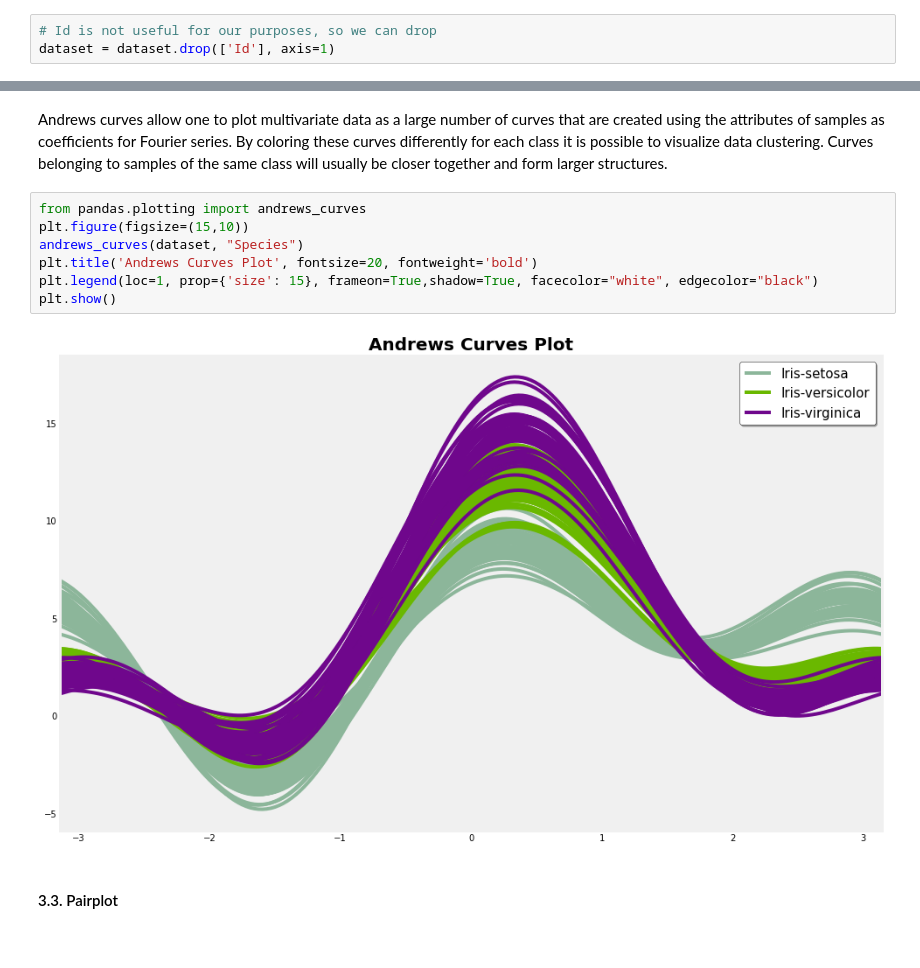
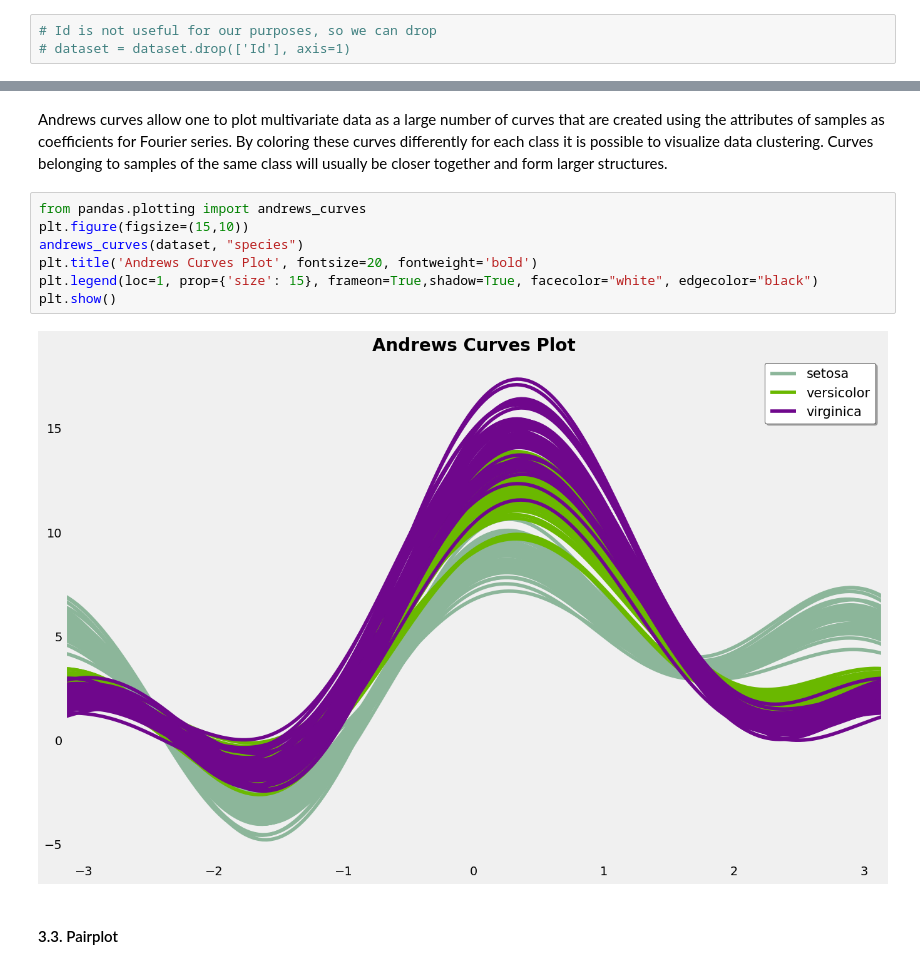
Before and after one commit to Fora1030/data-science, a Jupyter notebook: DATA300/week_8/knn_classification_tutorial_iris_v2.ipynb, the cells around one changed output, grey strips where cells are left out. Cells and saved outputs as stored; diff of their text form.

```diff
--- a/DATA300/week_8/knn_classification_tutorial_iris_v2.ipynb
+++ b/DATA300/week_8/knn_classification_tutorial_iris_v2.ipynb
@@ -69,6 +77,6 @@ dataset.head(5)
 # %%
 # Id is not useful for our purposes, so we can drop
-dataset = dataset.drop(['Id'], axis=1)
+# dataset = dataset.drop(['Id'], axis=1)
 # %%
 dataset.describe()
 # %% [output]
@@ -240,12 +248,12 @@ Andrews curves allow one to plot multivariate data as a large number of curves t
 # %%
 from pandas.plotting import andrews_curves
 plt.figure(figsize=(15,10))
-andrews_curves(dataset, "Species")
+andrews_curves(dataset, "species")
 plt.title('Andrews Curves Plot', fontsize=20, fontweight='bold')
 plt.legend(loc=1, prop={'size': 15}, frameon=True,shadow=True, facecolor="white", edgecolor="black")
 plt.show()
 # %% [output]
-[figure, old version]
+[figure, new version]
 # %% [markdown]
 #### 3.3. Pairplot
 # %% [markdown]
```
Also changed, not shown: parts of 16 cells of this notebook, 3 other files.
